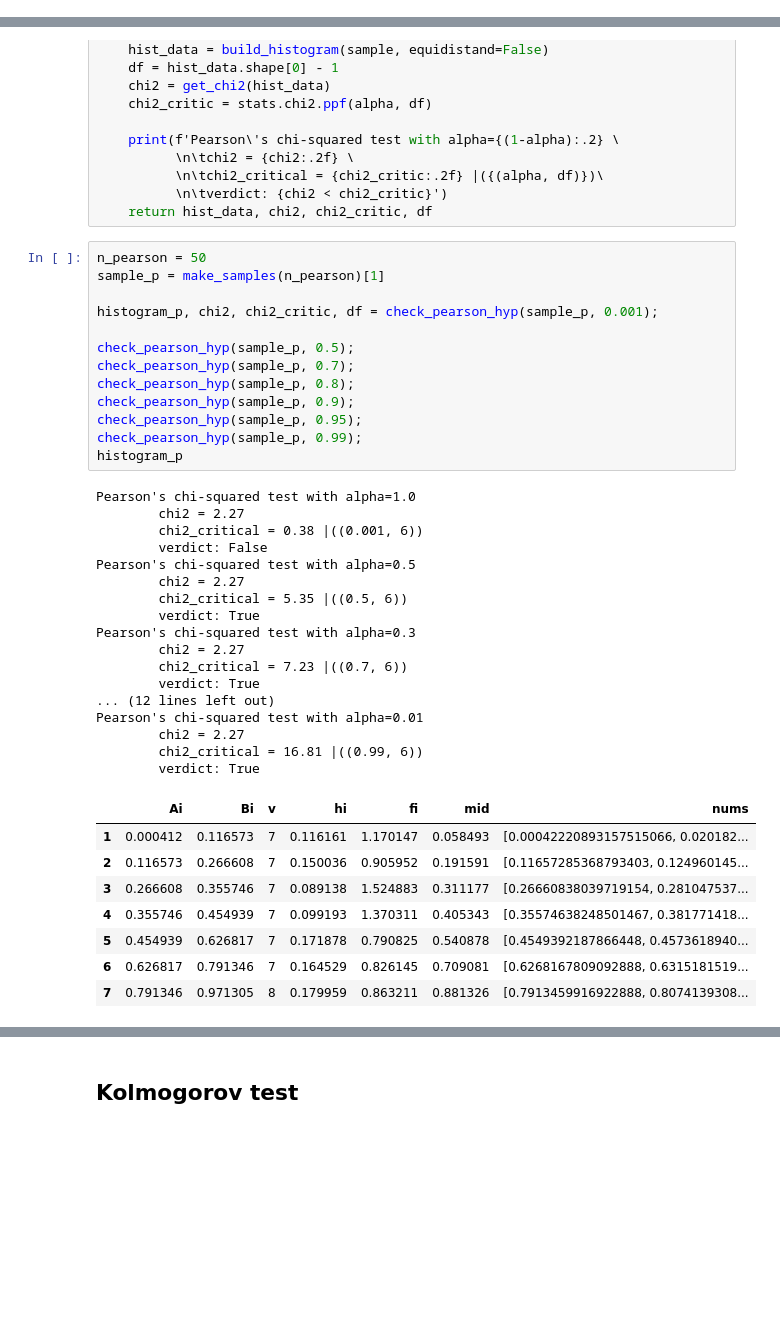
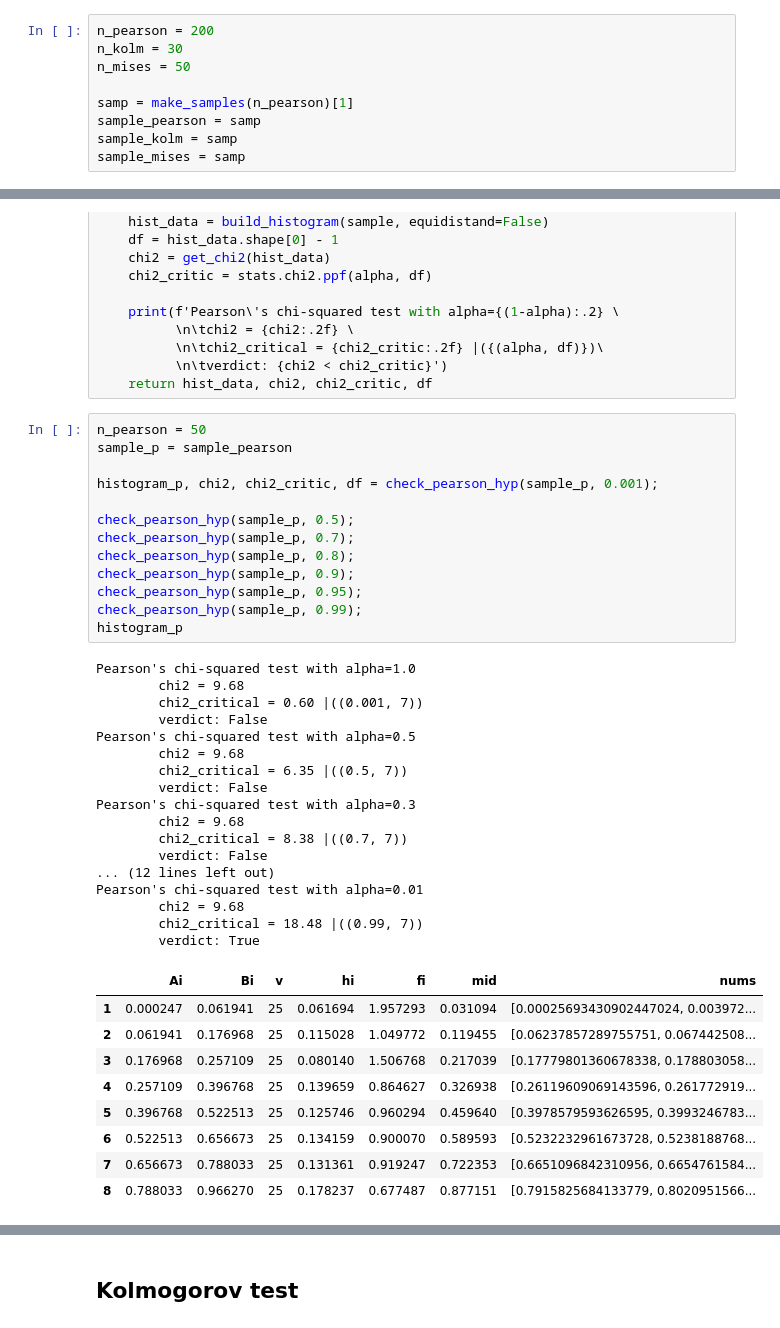
Before and after one commit to kremenevskiy/BSUIR, a Jupyter notebook: Term_4-math-statistics/statistics/labs.ipynb, the cells around one changed output, grey strips where cells are left out. Cells and saved outputs as stored; diff of their text form; blank space fills up the shorter version.

```diff
--- a/Term_4-math-statistics/statistics/labs.ipynb
+++ b/Term_4-math-statistics/statistics/labs.ipynb
@@ -442,5 +442,14 @@ plt.legend();
 # %% [markdown]
 # Lab 3
+# %%
+n_pearson = 200
+n_kolm = 30
+n_mises = 50
+
+samp = make_samples(n_pearson)[1]
+sample_pearson = samp
+sample_kolm = samp
+sample_mises = samp
 # %% [markdown]
 ## Pearson test
 # %%
@@ -470,43 +479,44 @@ def check_pearson_hyp(sample, alpha):
     return hist_data, chi2, chi2_critic, df
 # %%
 n_pearson = 50
-sample_p = make_samples(n_pearson)[1]
+sample_p = sample_pearson
 
 histogram_p, chi2, chi2_critic, df = check_pearson_hyp(sample_p, 0.001);
 
 check_pearson_hyp(sample_p, 0.5);
 check_pearson_hyp(sample_p, 0.7);
 check_pearson_hyp(sample_p, 0.8);
 check_pearson_hyp(sample_p, 0.9);
 check_pearson_hyp(sample_p, 0.95);
 check_pearson_hyp(sample_p, 0.99);
 histogram_p
 # %% [output]
 Pearson's chi-squared test with alpha=1.0
-        chi2 = 2.27
-        chi2_critical = 0.38 |((0.001, 6))
+        chi2 = 9.68
+        chi2_critical = 0.60 |((0.001, 7))
         verdict: False
 Pearson's chi-squared test with alpha=0.5
-        chi2 = 2.27
-        chi2_critical = 5.35 |((0.5, 6))
-        verdict: True
+        chi2 = 9.68
+        chi2_critical = 6.35 |((0.5, 7))
+        verdict: False
 Pearson's chi-squared test with alpha=0.3
-        chi2 = 2.27
-        chi2_critical = 7.23 |((0.7, 6))
-        verdict: True
+        chi2 = 9.68
+        chi2_critical = 8.38 |((0.7, 7))
+        verdict: False
 ... (12 lines left out)
 Pearson's chi-squared test with alpha=0.01
-        chi2 = 2.27
-        chi2_critical = 16.81 |((0.99, 6))
+        chi2 = 9.68
+        chi2_critical = 18.48 |((0.99, 7))
         verdict: True
 |  | Ai | Bi | v | hi | fi | mid | nums |
-| 1 | 0.000412 | 0.116573 | 7 | 0.116161 | 1.170147 | 0.058493 | [0.00042220893157515066, 0.020182... |
-| 2 | 0.116573 | 0.266608 | 7 | 0.150036 | 0.905952 | 0.191591 | [0.11657285368793403, 0.124960145... |
-| 3 | 0.266608 | 0.355746 | 7 | 0.089138 | 1.524883 | 0.311177 | [0.26660838039719154, 0.281047537... |
-| 4 | 0.355746 | 0.454939 | 7 | 0.099193 | 1.370311 | 0.405343 | [0.35574638248501467, 0.381771418... |
-| 5 | 0.454939 | 0.626817 | 7 | 0.171878 | 0.790825 | 0.540878 | [0.4549392187866448, 0.4573618940... |
-| 6 | 0.626817 | 0.791346 | 7 | 0.164529 | 0.826145 | 0.709081 | [0.6268167809092888, 0.6315181519... |
-| 7 | 0.791346 | 0.971305 | 8 | 0.179959 | 0.863211 | 0.881326 | [0.7913459916922888, 0.8074139308... |
+| 1 | 0.000247 | 0.061941 | 25 | 0.061694 | 1.957293 | 0.031094 | [0.00025693430902447024, 0.003972... |
+| 2 | 0.061941 | 0.176968 | 25 | 0.115028 | 1.049772 | 0.119455 | [0.06237857289755751, 0.067442508... |
+| 3 | 0.176968 | 0.257109 | 25 | 0.080140 | 1.506768 | 0.217039 | [0.17779801360678338, 0.178803058... |
+| 4 | 0.257109 | 0.396768 | 25 | 0.139659 | 0.864627 | 0.326938 | [0.26119609069143596, 0.261772919... |
+| 5 | 0.396768 | 0.522513 | 25 | 0.125746 | 0.960294 | 0.459640 | [0.3978579593626595, 0.3993246783... |
+| 6 | 0.522513 | 0.656673 | 25 | 0.134159 | 0.900070 | 0.589593 | [0.5232232961673728, 0.5238188768... |
+| 7 | 0.656673 | 0.788033 | 25 | 0.131361 | 0.919247 | 0.722353 | [0.6651096842310956, 0.6654761584... |
+| 8 | 0.788033 | 0.966270 | 25 | 0.178237 | 0.677487 | 0.877151 | [0.7915825684133779, 0.8020951566... |
 # %%
 dots_count = 10**3
 x_dots_dens = np.linspace(a_Y-1, b_Y+1, dots_count)
```
Also changed, not shown: parts of 27 cells of this notebook.
